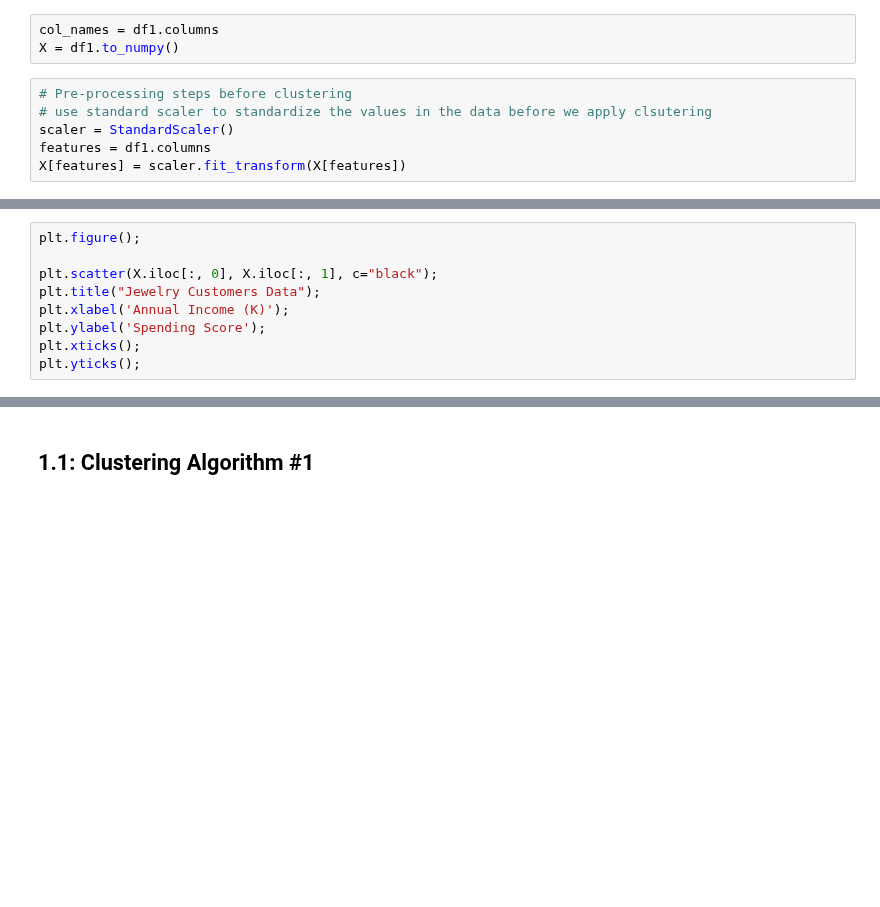
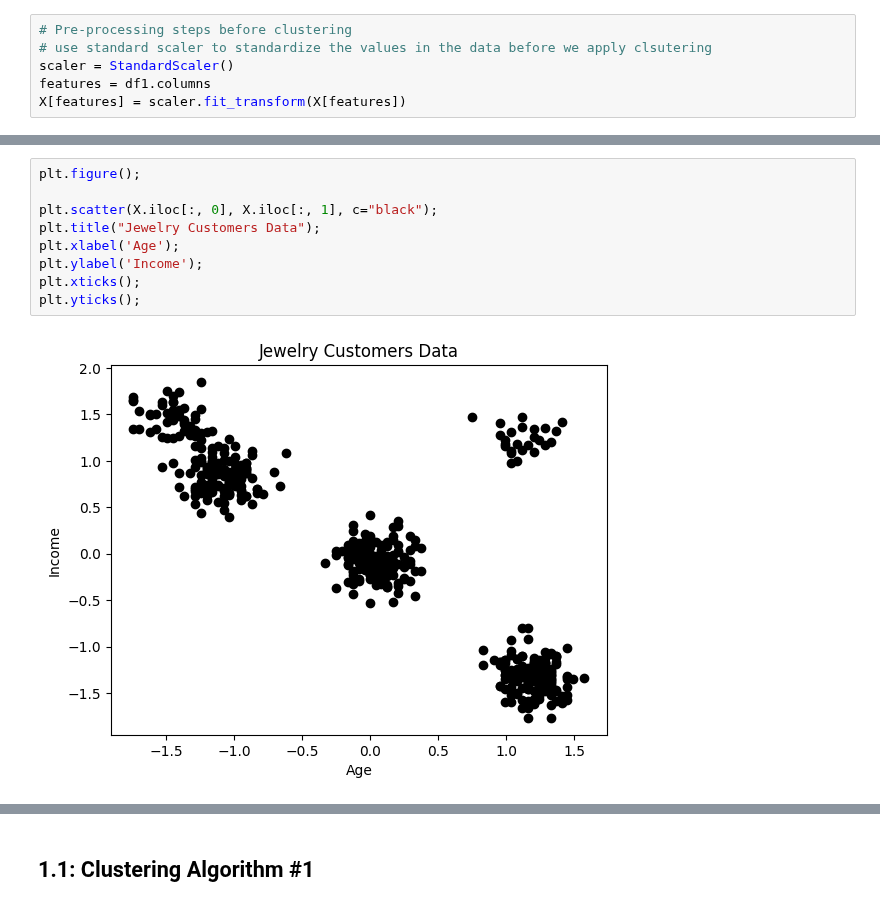
Before and after one commit to hellojohnkim/mmai869, a Jupyter notebook: 2024_869_JohnKim.ipynb, the cells around one changed output, grey strips where cells are left out. Cells and saved outputs as stored; diff of their text form; blank space fills up the shorter version.

```diff
--- a/2024_869_JohnKim.ipynb
+++ b/2024_869_JohnKim.ipynb
@@ -92,6 +146,3 @@ X.head(10)
-# %%
-col_names = df1.columns
-X = df1.to_numpy()
 # %%
 # Pre-processing steps before clustering
 # use standard scaler to standardize the values in the data before we apply clsutering
@@ -107,9 +176,11 @@ X.tail()
 # %%
 plt.figure();
 
 plt.scatter(X.iloc[:, 0], X.iloc[:, 1], c="black");
 plt.title("Jewelry Customers Data");
-plt.xlabel('Annual Income (K)');
-plt.ylabel('Spending Score');
+plt.xlabel('Age');
+plt.ylabel('Income');
 plt.xticks();
 plt.yticks();
+# %% [output]
+[figure, added]
```
Also changed, not shown: parts of 29 cells of this notebook.
